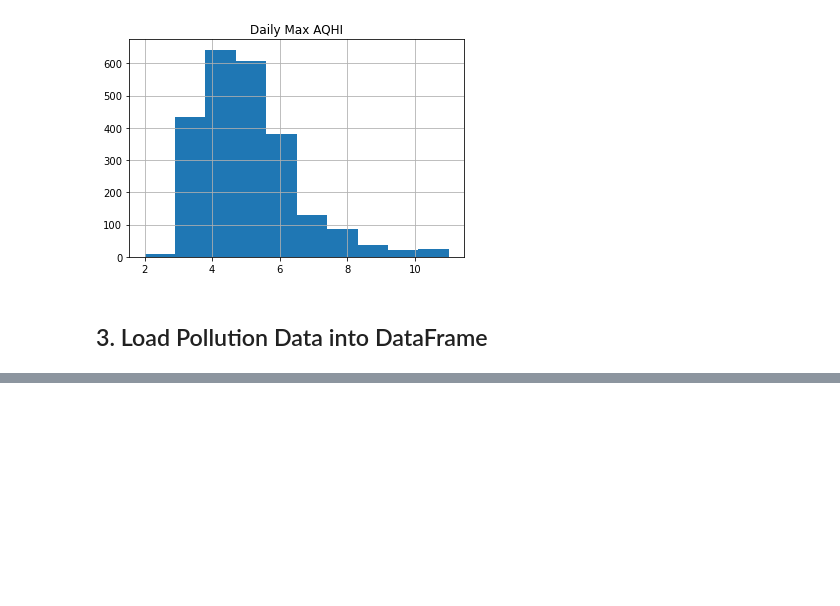
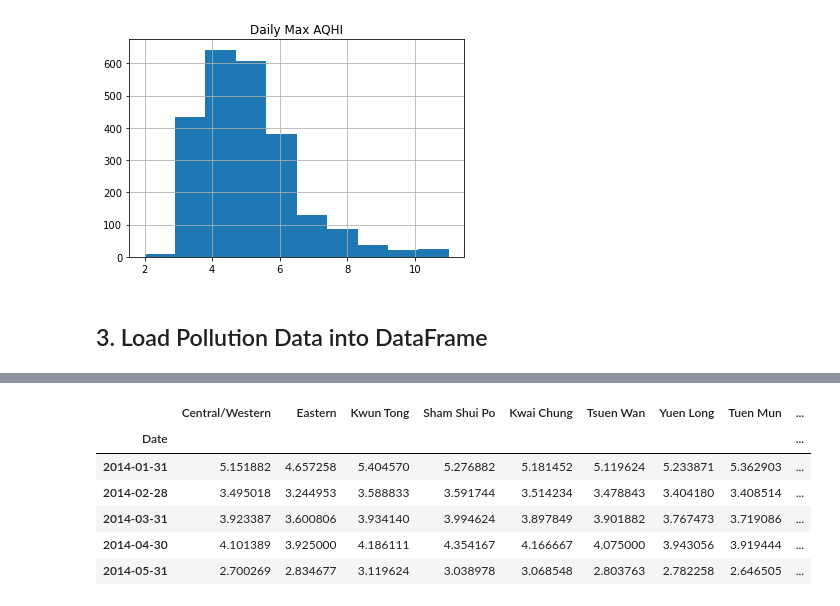
Before and after one commit to taflor/HongKongPollution, a Jupyter notebook: HongKongPollution/notebooks/2.1_HK_Pollution_Weather_EDA.ipynb, the cells around one changed output, grey strips where cells are left out. Saved outputs shown, nothing was run; the diff lists cells and outputs as text; code cells hidden in the pictures; blank space fills up the shorter version.

```diff
--- a/HongKongPollution/notebooks/2.1_HK_Pollution_Weather_EDA.ipynb
+++ b/HongKongPollution/notebooks/2.1_HK_Pollution_Weather_EDA.ipynb
@@ -159,0 +219,11 @@ array([[<AxesSubplot:title={'center':'Daily Max AQHI'}>]], dtype=object)
+# %%
+monthly_avg = daily_avg.resample('M').mean()
+monthly_avg.head()
+# %% [output]
+|  | Central/Western | Eastern | Kwun Tong | Sham Shui Po | Kwai Chung | Tsuen Wan | Yuen Long | Tuen Mun | ... |
+| Date |  |  |  |  |  |  |  |  | ... |
+| 2014-01-31 | 5.151882 | 4.657258 | 5.404570 | 5.276882 | 5.181452 | 5.119624 | 5.233871 | 5.362903 | ... |
+| 2014-02-28 | 3.495018 | 3.244953 | 3.588833 | 3.591744 | 3.514234 | 3.478843 | 3.404180 | 3.408514 | ... |
+| 2014-03-31 | 3.923387 | 3.600806 | 3.934140 | 3.994624 | 3.897849 | 3.901882 | 3.767473 | 3.719086 | ... |
+| 2014-04-30 | 4.101389 | 3.925000 | 4.186111 | 4.354167 | 4.166667 | 4.075000 | 3.943056 | 3.919444 | ... |
+| 2014-05-31 | 2.700269 | 2.834677 | 3.119624 | 3.038978 | 3.068548 | 2.803763 | 2.782258 | 2.646505 | ... |
```
Also changed, not shown: parts of 7 cells of this notebook, 2 other files.
